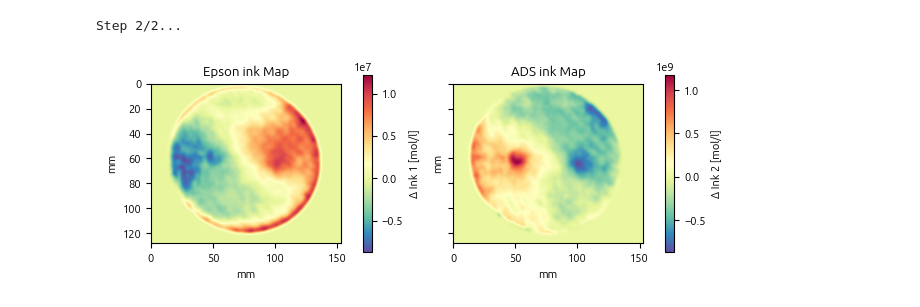
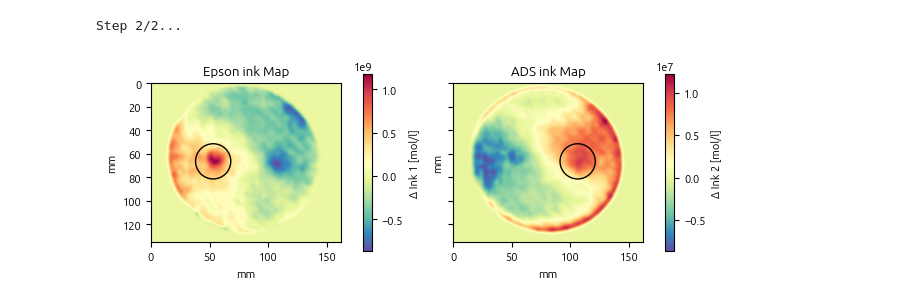
Before and after one commit to nicocarbone/MamoRefCodePublic, a Jupyter notebook: MamoRefRecon2D_Phantoms.ipynb, the cells around one changed output. Cells and saved outputs as stored; diff of their text form; code cells hidden in the pictures.

Commit message:
Mark inclusions positions. Better names for arrays. Corrected scale factor.

```diff
--- a/MamoRefRecon2D_Phantoms.ipynb
+++ b/MamoRefRecon2D_Phantoms.ipynb
@@ -82,9 +83,9 @@ cropSize = 250
 HbXMaps_2D = hbx.MamoRef_dHbX(imRaw, lambdas, centersPos, cropSize, cropSize, spectraData1 = spectraData1, spectraData2 = spectraData2,
                               concentration1=concEpson, concentration2=concADS, ua=0.002)
 
-desOxyMap_Phantom_2D = HbXMaps_2D[:,:,1]
-OxyMap_Phantom_2D = HbXMaps_2D[:,:,0]
-TotMap_Phantom_2D = desOxyMap_Phantom_2D + OxyMap_Phantom_2D
+epsonMap_Phantom_2D = HbXMaps_2D[:,:,0]
+ADSMap_Phantom_2D = HbXMaps_2D[:,:,1]
+TotMap_Phantom_2D = epsonMap_Phantom_2D + ADSMap_Phantom_2D
 # %% [output]
 Step 1/2...
 Step 2/2...
@@ -118,68 +122,76 @@ mp.rc('font', **font)
 
 doTotMap = False
 
-scale = 4
-extent = [0, int(np.shape(desOxyMap_Phantom_2D_filtered)[1]/scale), int(np.shape(desOxyMap_Phantom_2D_filtered)[0]/scale), 0]
+scale = 3.77
+extent = [0, int(np.shape(epsonMap_Phantom_2D_filtered)[1]/scale), int(np.shape(epsonMap_Phantom_2D_filtered)[0]/scale), 0]
 
+inc1Position = (200/scale, 250/scale)
+inc2Position = (400/scale, 250/scale)
+incRadius = 15
 
 if doTotMap:
-        figSats, ((DesOxy, Oxy, Tot)) = plt.subplots(1, 3, sharex=True, sharey=True)
+        figSats, ((epson, ADS, Tot)) = plt.subplots(1, 3, sharex=True, sharey=True)
         font["size"] = 6
 else:
-        figSats, ((DesOxy, Oxy)) = plt.subplots(1, 2, sharex=True, sharey=True)
+        figSats, ((epson, ADS)) = plt.subplots(1, 2, sharex=True, sharey=True)
 
 maxDev = 3
 
-sd = np.nanstd(desOxyMap_Phantom_2D_filtered)
-median = np.nanmedian(desOxyMap_Phantom_2D_filtered)
+sd = np.nanstd(epsonMap_Phantom_2D_filtered)
+median = np.nanmedian(epsonMap_Phantom_2D_filtered)
 vmax = median + maxDev * sd
 vmin = median - maxDev * sd
 
-figDesOxy = DesOxy.imshow(desOxyMap_Phantom_2D_filtered, cmap=mp.colormaps[colorMap], extent=extent)
-DesOxy.set_xlabel("mm")
-DesOxy.set_ylabel("mm")
+figEpson = epson.imshow(epsonMap_Phantom_2D_filtered, cmap=mp.colormaps[colorMap], extent=extent)
+circle = patches.Circle(inc1Position, radius=incRadius, edgecolor='black', facecolor='none')
+epson.add_patch(circle)
 
-c1 = figSats.colorbar(figDesOxy, ax=DesOxy, fraction=0.04, pad=0.1)
+c1 = figSats.colorbar(figEpson, ax=epson, fraction=0.04, pad=0.1)
 c1.set_label("Δ Ink 1 [mol/l]")
+epson.set_xlabel("mm")
+epson.set_ylabel("mm")
 
 
-sd = np.nanstd(OxyMap_Phantom_2D_filtered)
-median = np.nanmedian(OxyMap_Phantom_2D_filtered)
+sd = np.nanstd(ADSMap_Phantom_2D_filtered)
+median = np.nanmedian(ADSMap_Phantom_2D_filtered)
 vmax = median + maxDev * sd
 vmin = median - maxDev * sd
 
 
-figOxy = Oxy.imshow(OxyMap_Phantom_2D_filtered, cmap=mp.colormaps[colorMap], extent=extent)
-c2 = figSats.colorbar(figOxy, ax=Oxy, fraction=0.04, pad=0.1)
+figADS = ADS.imshow(ADSMap_Phantom_2D_filtered, cmap=mp.colormaps[colorMap], extent=extent)
+circle = patches.Circle(inc2Position, radius=incRadius, edgecolor='black', facecolor='none')
+ADS.add_patch(circle)
+
+c2 = figSats.colorbar(figADS, ax=ADS, fraction=0.04, pad=0.1)
 c2.set_label("Δ Ink 2 [mol/l]")
-Oxy.set_xlabel("mm")
-Oxy.set_ylabel("mm")
+ADS.set_xlabel("mm")
+ADS.set_ylabel("mm")
 
 if doTotMap:
-        TotMap_Phantom_2D = desOxyMap_Phantom_2D_filtered + OxyMap_Phantom_2D_filtered
+        TotMap_Phantom_2D = epsonMap_Phantom_2D_filtered + ADSMap_Phantom_2D_filtered
 
         sd = np.nanstd(TotMap_Phantom_2D)
         median = np.nanmedian(TotMap_Phantom_2D)
         vmax = median + maxDev * sd
         vmin = median - maxDev * sd
 
 
         figTot = Tot.imshow(TotMap_Phantom_2D, vmin=vmin, vmax=vmax, cmap=mp.colormaps[colorMap], extent=extent)
         c3 = figSats.colorbar(figTot, ax=Tot, fraction=0.04, pad=0.1)
         c3.set_label("Δ HbTot [mol/l]")
         Tot.set_xlabel("mm")
         Tot.set_ylabel("mm")
 
-DesOxy.set_title("Epson ink Map")
+epson.set_title("Epson ink Map")
 
-Oxy.set_title("ADS ink Map")
+ADS.set_title("ADS ink Map")
 
 if doTotMap:
         Tot.set_title("Total HB HBMap")
 
 
 figSats.tight_layout()
 
 figSats.savefig("PhantomIncs_inkMaps.png", bbox_inches='tight', dpi=300)
 # %% [output]
-[figure, old version]
+[figure, new version]
```
Also changed, not shown: parts of 2 cells of this notebook.
